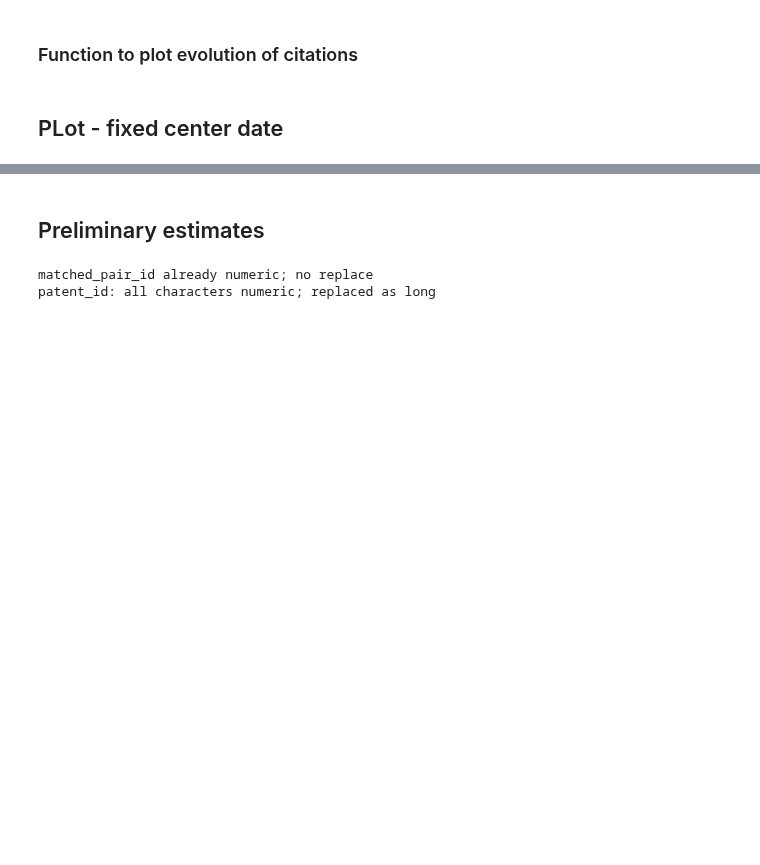
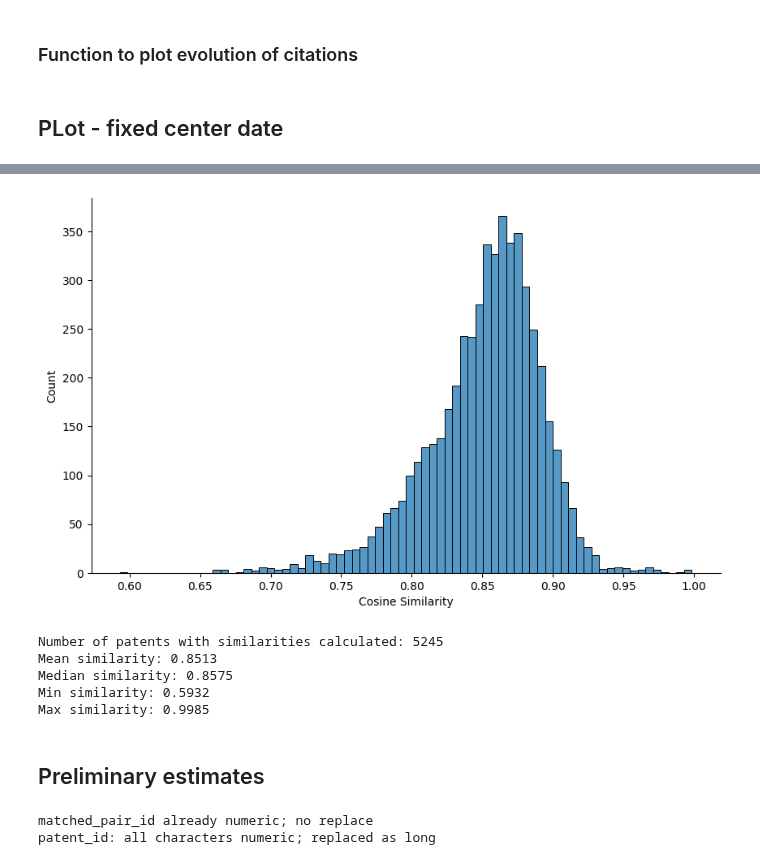
Before and after one commit to amusali/bert_for_patents, a Jupyter notebook: 05 Analysis/01 Main/Comparison of forward citations.ipynb, the cells around one changed output, grey strips where cells are left out. Saved outputs shown, nothing was run; the diff lists cells and outputs as text; code cells hidden in the pictures; blank space fills up the shorter version.

```diff
--- a/05 Analysis/01 Main/Comparison of forward citations.ipynb
+++ b/05 Analysis/01 Main/Comparison of forward citations.ipynb
@@ -8,8 +8,19 @@ from collections import OrderedDict
 import time
 with open(r"C:\Users\amusali\Desktop\uc3m PhD\05 Analysis\01 Main\00 Python data\03 Cleaned patents\all_patents.pkl", 'rb') as f:
     patents = pickle.load(f)
+
+with open(r"C:\Users\amusali\Downloads\Motorola Mobility LLC_2012-05-21_before_0135.pkl", "rb") as file:
+    motorola = pickle.load(file)
+
+for patent in motorola:
+    patent.date_acquired = datetime(2012, 5, 21)
+
+#patents = patents + motorola
 import matplotlib.pyplot as plt
 import numpy as np
+# %%
+for patent in motorola:
+    patent.date_acquired = datetime(2012, 5, 21)
 # %% [markdown]
 ### Checks
 # %%
@@ -251,0 +281,10 @@ plt.show()
+# %%
+non = [patent for patent in patents if patent.closest_patent is not None]
+# %%
+for patent in non:
+    if patent.cosine_similarity_with_closest_patent is None:
+        continue
+    if patent.cosine_similarity_with_closest_patent > 0.95 and patent.cosine_similarity_with_closest_patent < 0.99:
+        print(patent.abstract)
+        print(patent.closest_patent.abstract
+              )
@@ -252,33 +309,43 @@ plt.show()
 # %%
 import matplotlib.pyplot as plt
 import numpy as np
 from scipy.spatial.distance import cosine
 import seaborn as sns
 
 # Calculate cosine similarities
 cosine_similarities = []
 
 for patent in patents:
-
     if patent.abstract == patent.closest_patent.abstract:
         continue
-    if patent.date_acquired is not None:# and patent.cosine_similarity_with_closest_patent < 0.999 :
-        cosine_similarities.append(patent.date_acquired)
+    if patent.date_acquired is not None:
+        cosine_similarities.append(patent.cosine_similarity_with_closest_patent)
 
 # Plot the distribution
 plt.figure(figsize=(10, 6))
-sns.histplot(cosine_similarities, kde=True)
-plt.title("Distribution of Cosine Similarities to Closest Patents")
+sns.histplot(cosine_similarities)
 plt.xlabel("Cosine Similarity")
 plt.ylabel("Count")
+# Remove upper and right spines
+sns.despine()
+
+# Save the figure with high resolution
+plt.savefig("cosine_similarity_distribution.png", dpi=300, bbox_inches="tight")
 plt.show()
 
 # Print some statistics
 print(f"Number of patents with similarities calculated: {len(cosine_similarities)}")
 print(f"Mean similarity: {np.mean(cosine_similarities):.4f}")
 print(f"Median similarity: {np.median(cosine_similarities):.4f}")
 print(f"Min similarity: {np.min(cosine_similarities):.4f}")
 print(f"Max similarity: {np.max(cosine_similarities):.4f}")
+# %% [output]
+[figure, added]
+Number of patents with similarities calculated: 5245
+Mean similarity: 0.8513
+Median similarity: 0.8575
+Min similarity: 0.5932
+Max similarity: 0.9985
 # %% [markdown]
 ## Preliminary estimates
 # %%
```
Also changed, not shown: parts of 8 cells of this notebook, 16 other files.
